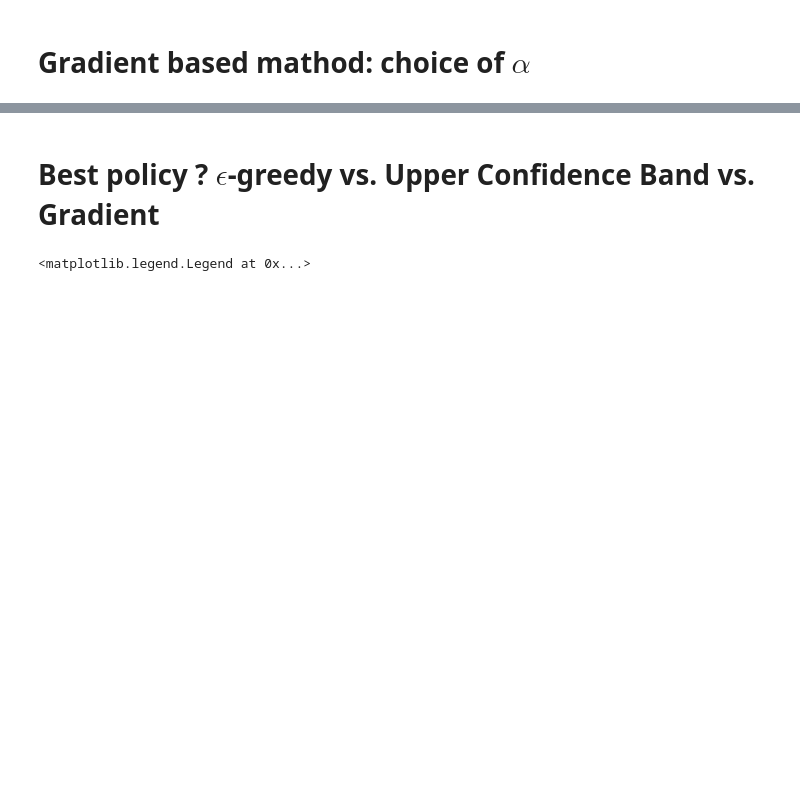
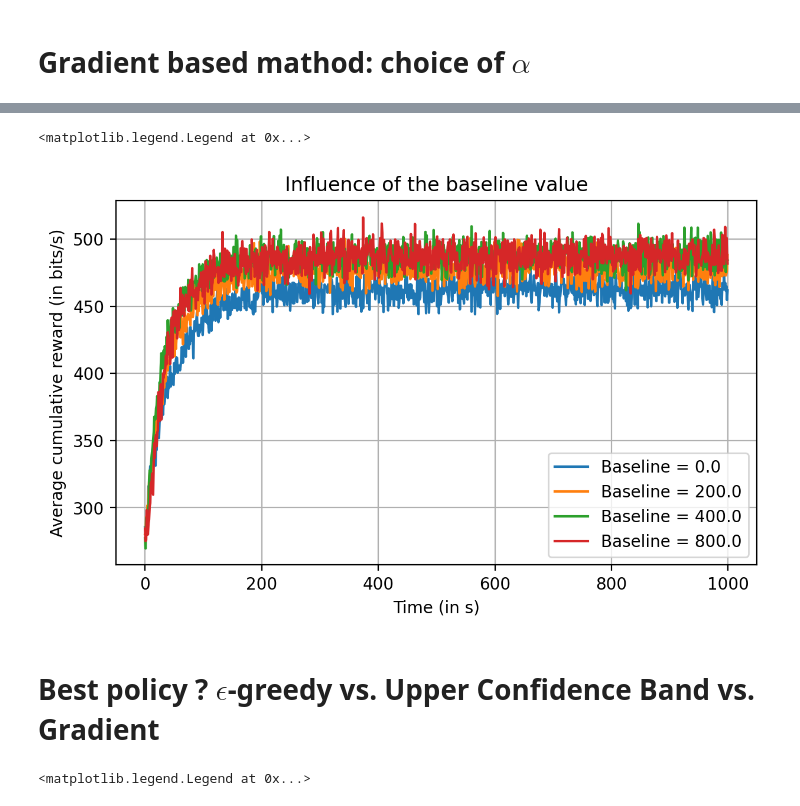
Before and after one commit to ThomasAussagues/uwa_reinforcement_learning, a Jupyter notebook: scenario_1.ipynb, the cells around one changed output, grey strips where cells are left out. Cells and saved outputs as stored; diff of their text form; code cells hidden in the pictures; blank space fills up the shorter version.

```diff
--- a/scenario_1.ipynb
+++ b/scenario_1.ipynb
@@ -176,3 +176,21 @@ plt.show()
+# %%
+baseline_values = [0., 200., 400., 800.]
+
+plt.figure(figsize=(7,4), dpi=200)
+
+for baseline in tqdm(baseline_values) :
+    # Gradient
+    rewards_gradient, proba_gradient, action_counts_gradient = train_agent_gradient(per_values, bitrates, n_agents = C_N_AGENTS, n_iter = C_N_ITER, alpha_pref = .001, alpha_rwd = C_LEARNING_RATE, init_mean_reward = baseline)
+    plt.plot(np.mean(rewards_gradient, axis = 1), label = f"Baseline = {baseline}")
+
+plt.title("Influence of the baseline value")
+plt.xlabel("Time (in s)")
+plt.ylabel("Average cumulative reward (in bits/s)")
+plt.grid()
+plt.legend()
+# %% [output]
+<matplotlib.legend.Legend at 0x...>
+[figure, added]
 # %% [markdown]
 # Best policy ? $\epsilon$-greedy vs. Upper Confidence Band vs. Gradient
 # %%
```
Also changed, not shown: parts of 10 cells of this notebook, 1 other file.
